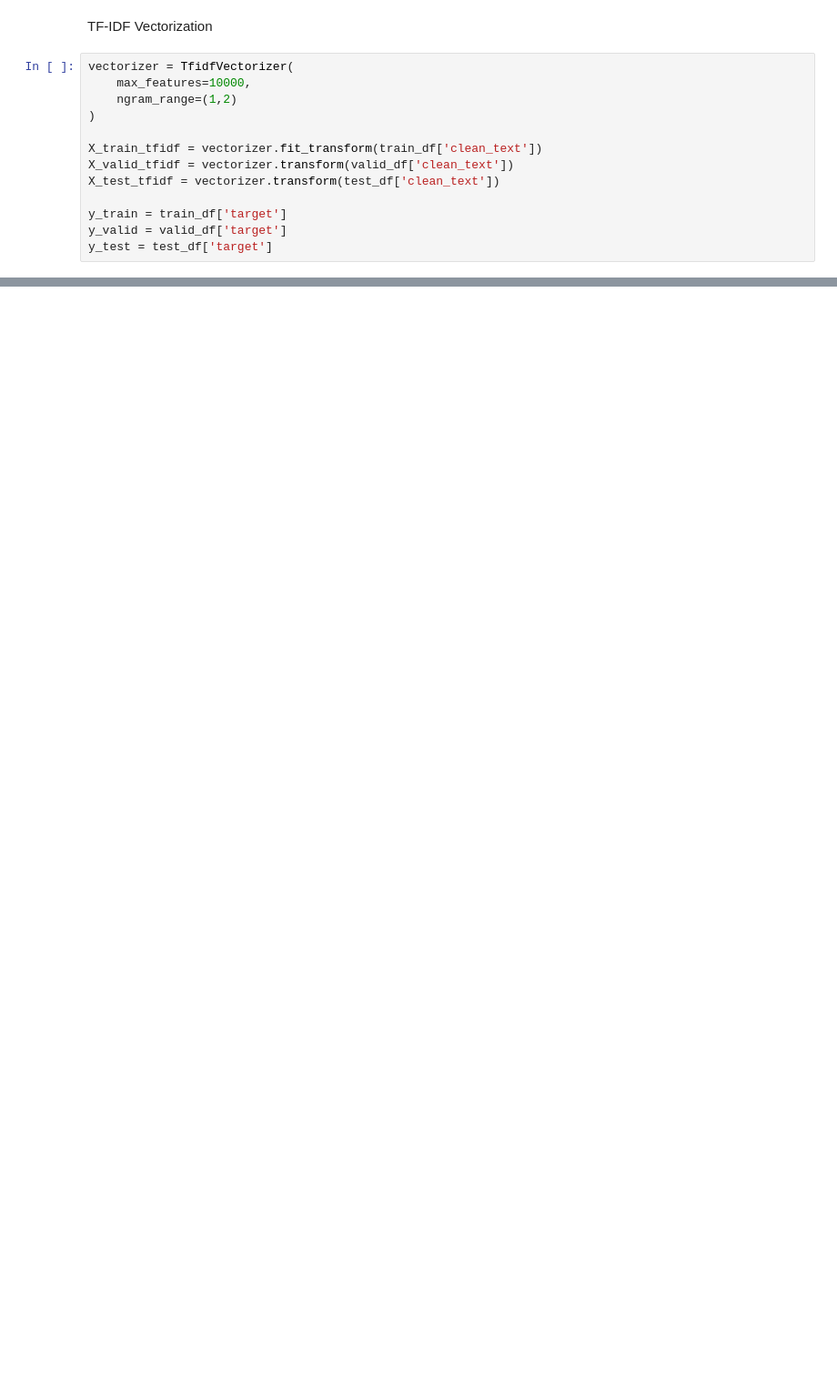
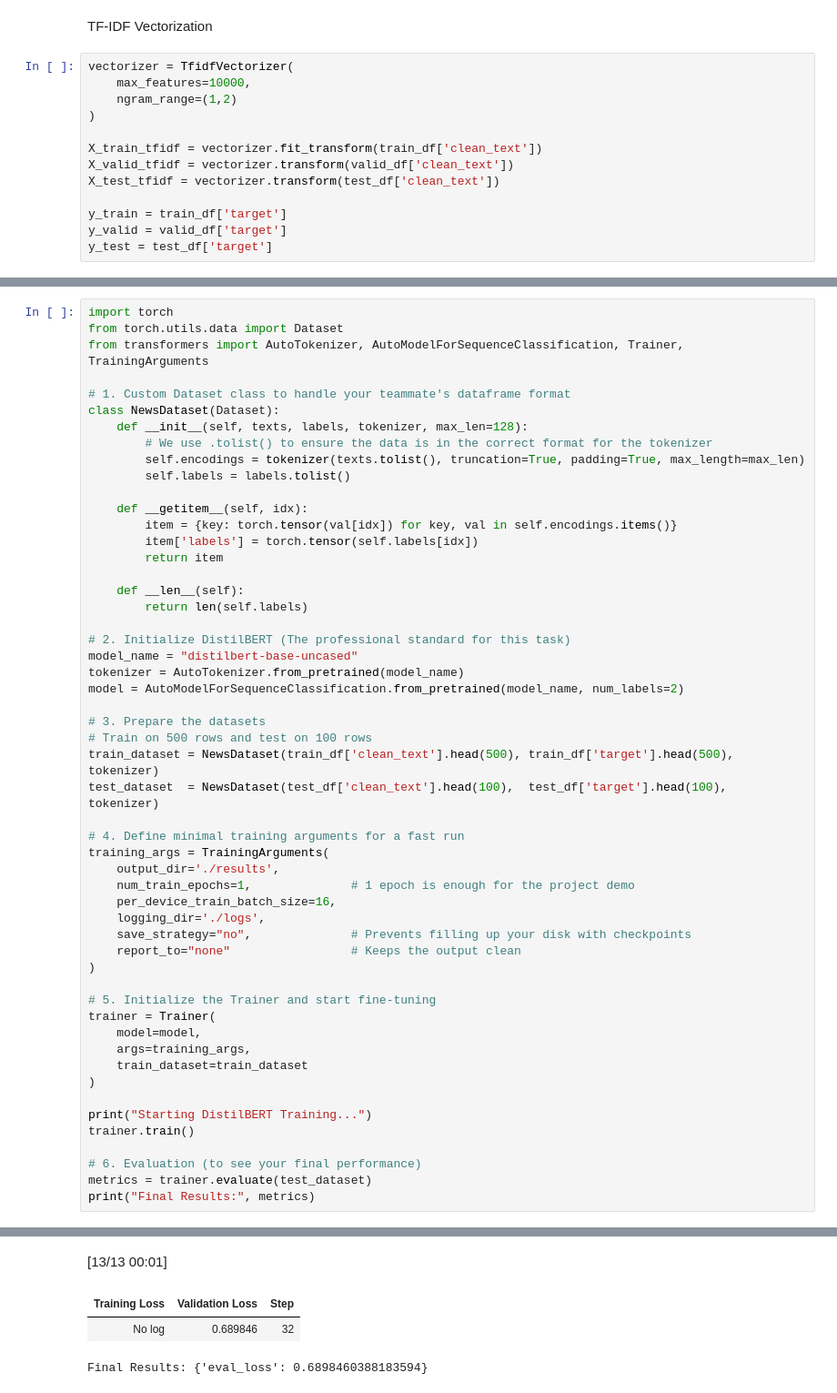
Before and after one commit to Rashaakk/Fake_News_Detection, a Jupyter notebook: code.ipynb, the cells around one changed output, grey strips where cells are left out. Shown at 91% size. Drawn from its saved outputs; the diff is of its cells as text; blank space fills up the shorter version.

Commit message:
feat: finalize optimized transformer models

```diff
--- a/code.ipynb
+++ b/code.ipynb
@@ -397,0 +461,54 @@ weighted avg       0.58      0.59      0.53      1266
+# %%
+import torch
+from torch.utils.data import Dataset
+from transformers import AutoTokenizer, AutoModelForSequenceClassification, Trainer, TrainingArguments
+
+# 1. Custom Dataset class to handle your teammate's dataframe format
+class NewsDataset(Dataset):
+    def __init__(self, texts, labels, tokenizer, max_len=128):
+        # We use .tolist() to ensure the data is in the correct format for the tokenizer
+        self.encodings = tokenizer(texts.tolist(), truncation=True, padding=True, max_length=max_len)
+        self.labels = labels.tolist()
+
+    def __getitem__(self, idx):
+        item = {key: torch.tensor(val[idx]) for key, val in self.encodings.items()}
+        item['labels'] = torch.tensor(self.labels[idx])
+        return item
+
+    def __len__(self):
+        return len(self.labels)
+
+# 2. Initialize DistilBERT (The professional standard for this task)
+model_name = "distilbert-base-uncased"
+tokenizer = AutoTokenizer.from_pretrained(model_name)
+model = AutoModelForSequenceClassification.from_pretrained(model_name, num_labels=2)
+
+# 3. Prepare the datasets
+# Train on 500 rows and test on 100 rows
+train_dataset = NewsDataset(train_df['clean_text'].head(500), train_df['target'].head(500), tokenizer)
+test_dataset  = NewsDataset(test_df['clean_text'].head(100),  test_df['target'].head(100),  tokenizer)
+
+# 4. Define minimal training arguments for a fast run
+training_args = TrainingArguments(
+    output_dir='./results',
+    num_train_epochs=1,              # 1 epoch is enough for the project demo
+    per_device_train_batch_size=16,
+    logging_dir='./logs',
+    save_strategy="no",              # Prevents filling up your disk with checkpoints
+    report_to="none"                 # Keeps the output clean
+)
+
+# 5. Initialize the Trainer and start fine-tuning
+trainer = Trainer(
+    model=model,
+    args=training_args,
+    train_dataset=train_dataset
+)
+
+print("Starting DistilBERT Training...")
+trainer.train()
+
+# 6. Evaluation (to see your final performance)
+metrics = trainer.evaluate(test_dataset)
+print("Final Results:", metrics)
+# %% [output]
@@ -397,0 +535,4 @@ weighted avg       0.58      0.59      0.53      1266
+[13/13 00:01]
+| Training Loss | Validation Loss | Step |
+| No log | 0.689846 | 32 |
+Final Results: {'eval_loss': 0.6898460388183594}
```
Also changed, not shown: parts of 9 cells of this notebook.
